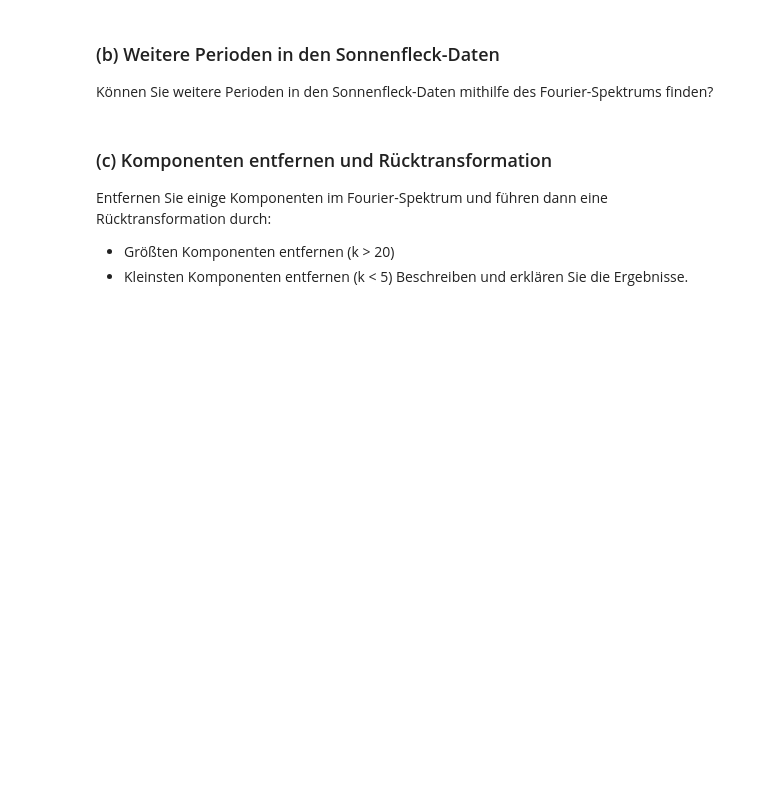
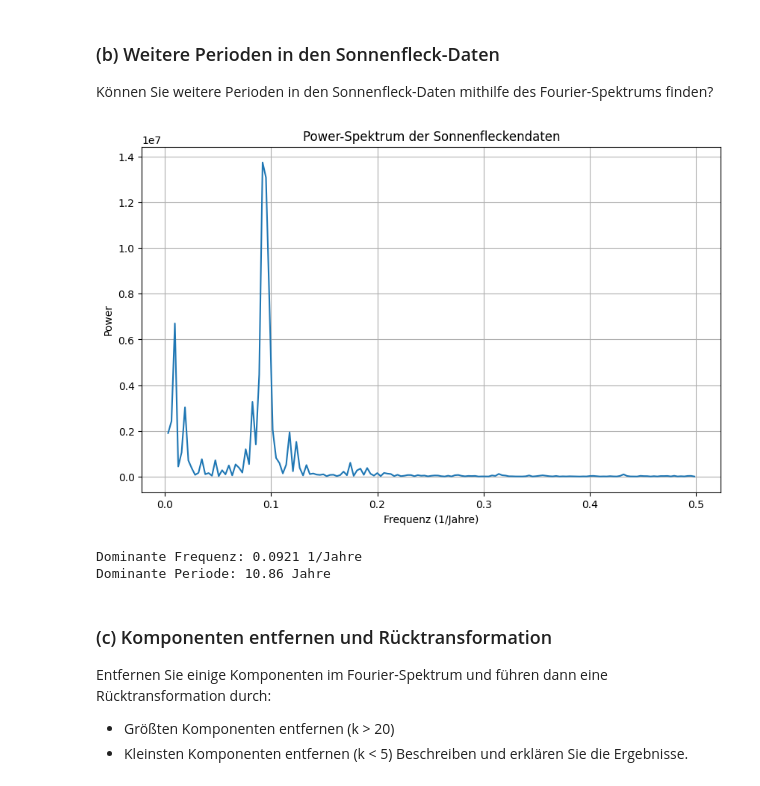
Before and after one commit to infamousperi/FourierTransformation, a Jupyter notebook: MC2.ipynb, the cells around one changed output. Drawn from its saved outputs; the diff is of its cells as text; code cells hidden in the pictures; blank space fills up the shorter version.

```diff
--- a/MC2.ipynb
+++ b/MC2.ipynb
@@ -100,6 +131,47 @@ Plotten Sie das Power-Spektrum und finden Sie die dominante Periodizität der Sc
 # %% [markdown]
 ### (b) Weitere Perioden in den Sonnenfleck-Daten
 Können Sie weitere Perioden in den Sonnenfleck-Daten mithilfe des Fourier-Spektrums finden?
+# %%
+
+years = time_step
+sunspots = sunspots_values
+
+# Schritt 1: FFT anwenden
+N = len(sunspots)
+T = 1 # Zeitintervall zwischen den Messungen
+
+# FFT der Sonnenfleckendaten
+fft_values = fft(sunspots)[1:]
+frequencies = fftfreq(N, T)[1:]
+
+# Power-Spektrum berechnen
+power_spectrum = np.abs(fft_values) ** 2
+
+# Schritt 2: Plotten des Power-Spektrums
+plt.figure(figsize=(10, 6))
+plt.plot(
+    frequencies[: N // 2], power_spectrum[: N // 2]
+)  # Plot der positiven Frequenzen
+plt.title("Power-Spektrum der Sonnenfleckendaten")
+plt.xlabel("Frequenz (1/Jahre)")
+plt.ylabel("Power")
+plt.grid()
+plt.show()
+
+# Schritt 3: Dominante Frequenz finden
+# Index der maximalen Amplitude im Power-Spektrum
+dominant_frequency_index = np.argmax(power_spectrum[: N // 2])
+dominant_frequency = frequencies[dominant_frequency_index]
+
+# Periode berechnen (Periode = 1 / Frequenz)
+dominant_period = 1 / dominant_frequency
+
+print(f"Dominante Frequenz: {dominant_frequency:.4f} 1/Jahre")
+print(f"Dominante Periode: {dominant_period:.2f} Jahre")
+# %% [output]
+[figure, added]
+Dominante Frequenz: 0.0921 1/Jahre
+Dominante Periode: 10.86 Jahre
 # %% [markdown]
 ### (c) Komponenten entfernen und Rücktransformation
 Entfernen Sie einige Komponenten im Fourier-Spektrum und führen dann eine Rücktransformation durch:
```
Also changed, not shown: parts of 5 cells of this notebook.
